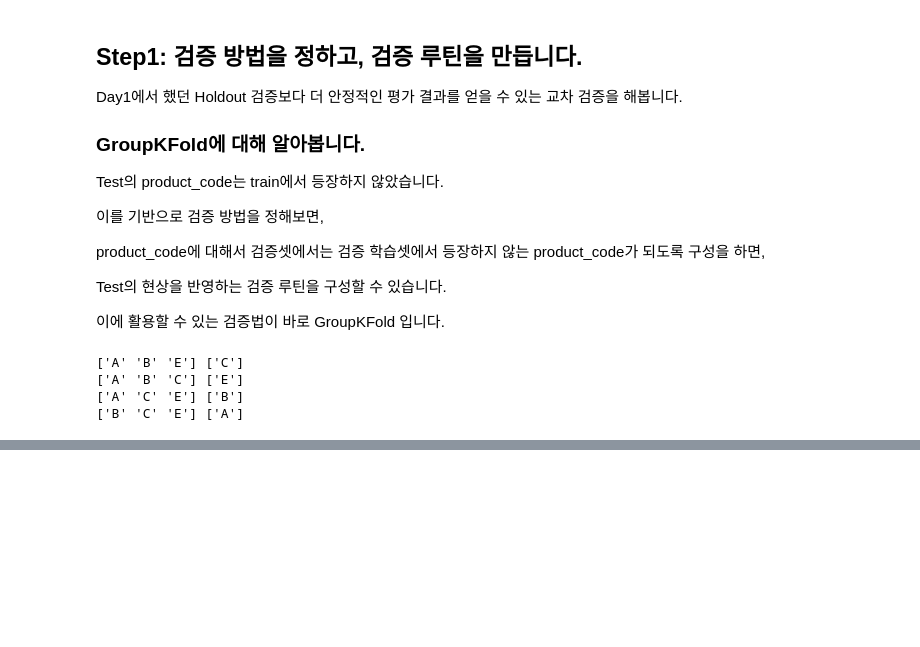
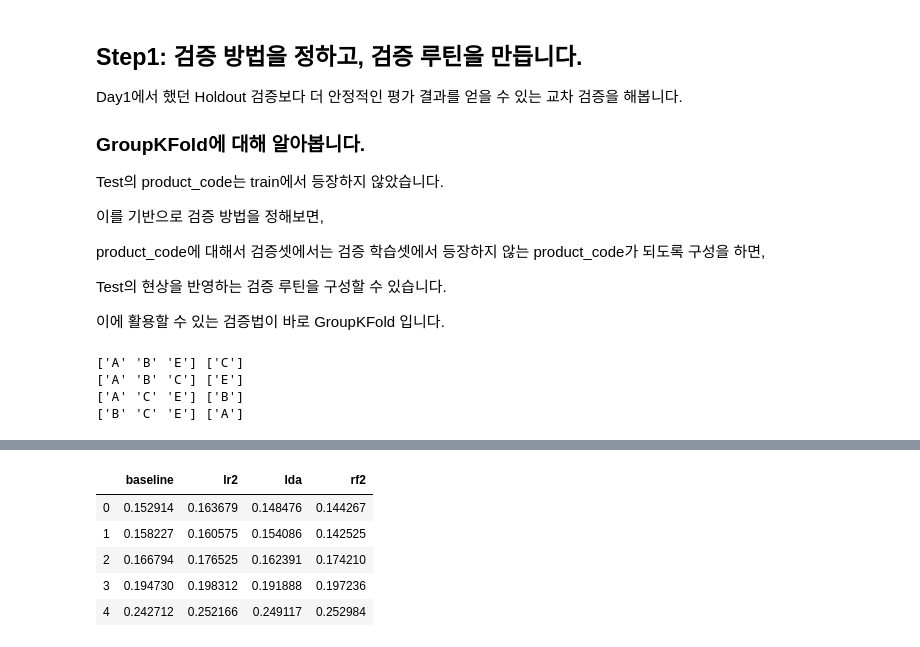
Before and after one commit to dowonjj/DS_lv3_2504_2, a Jupyter notebook: sec_ds_lv3_prob1_kaggle.ipynb, the cells around one changed output, grey strips where cells are left out. Drawn from its saved outputs; the diff is of its cells as text; code cells hidden in the pictures; blank space fills up the shorter version.

```diff
--- a/sec_ds_lv3_prob1_kaggle.ipynb
+++ b/sec_ds_lv3_prob1_kaggle.ipynb
@@ -505,0 +572,33 @@ from sklearn.linear_model import LogisticRegression
+# %%
+# 1단계: Cross Validation 예측결과를 모아 메타 모델 학습을 위한 데이터셋을 만듭니다.
+
+# 메타 모델이 접하게되는 데이터는 1차 모델의 예측 결과 인데,
+# 일반화 성능을 높이려면 이 데이터의 분포가 학습하지 않았던 데이터의 분포와 비슷해야 합니다.
+# 학습에 사용되지 않았던 겹외셋의 예측 결과 사용하여,
+# 이렇게 데이터의 분포를 실제 예측시의 분포와 최대한 유사하게 해줍니다.
+from sklearn.model_selection import cross_val_predict
+
+model_list = [
+    ('baseline', clf_lr), # LR + SFS
+    ('lr2', clf_lr2), # LR.2: LR + feature PCA
+    ('lda', clf_lda), # LDA
+    ('rf2', clf_rf2), # RF + LDA
+]
+
+# 메타 모델 학습데이터의 입력을 만듭니다.
+df_cv = pd.concat([
+    pd.Series(
+        cross_val_predict(
+            clf, df_train[X_all], df_train['failure'], groups = df_train['product_code'], cv =gkf, method = 'predict_proba'
+        )[:, 1], name = name
+    )
+    for name, clf in model_list
+], axis = 1)
+df_cv.head()
+# %% [output]
+|  | baseline | lr2 | lda | rf2 |
+| 0 | 0.152914 | 0.163679 | 0.148476 | 0.144267 |
+| 1 | 0.158227 | 0.160575 | 0.154086 | 0.142525 |
+| 2 | 0.166794 | 0.176525 | 0.162391 | 0.174210 |
+| 3 | 0.194730 | 0.198312 | 0.191888 | 0.197236 |
+| 4 | 0.242712 | 0.252166 | 0.249117 | 0.252984 |
```
Also changed, not shown: parts of 47 cells of this notebook.
